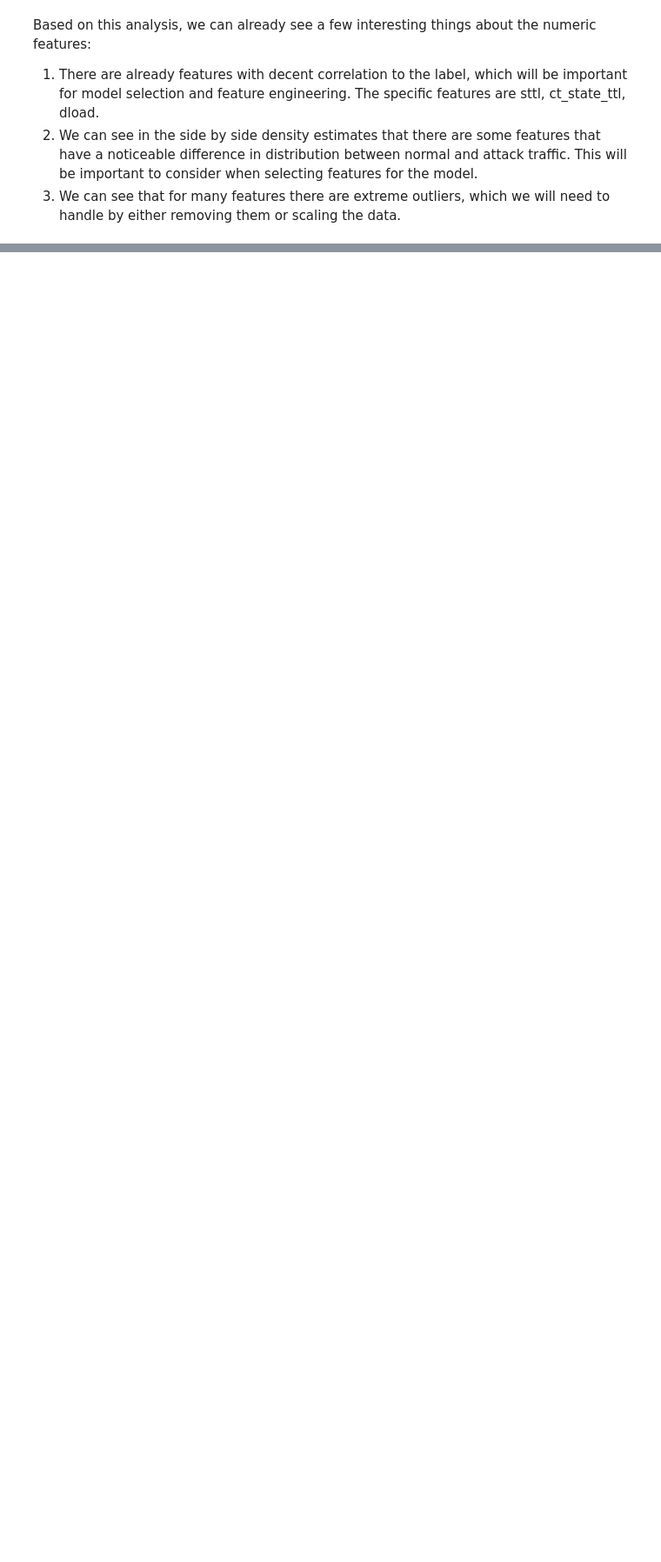
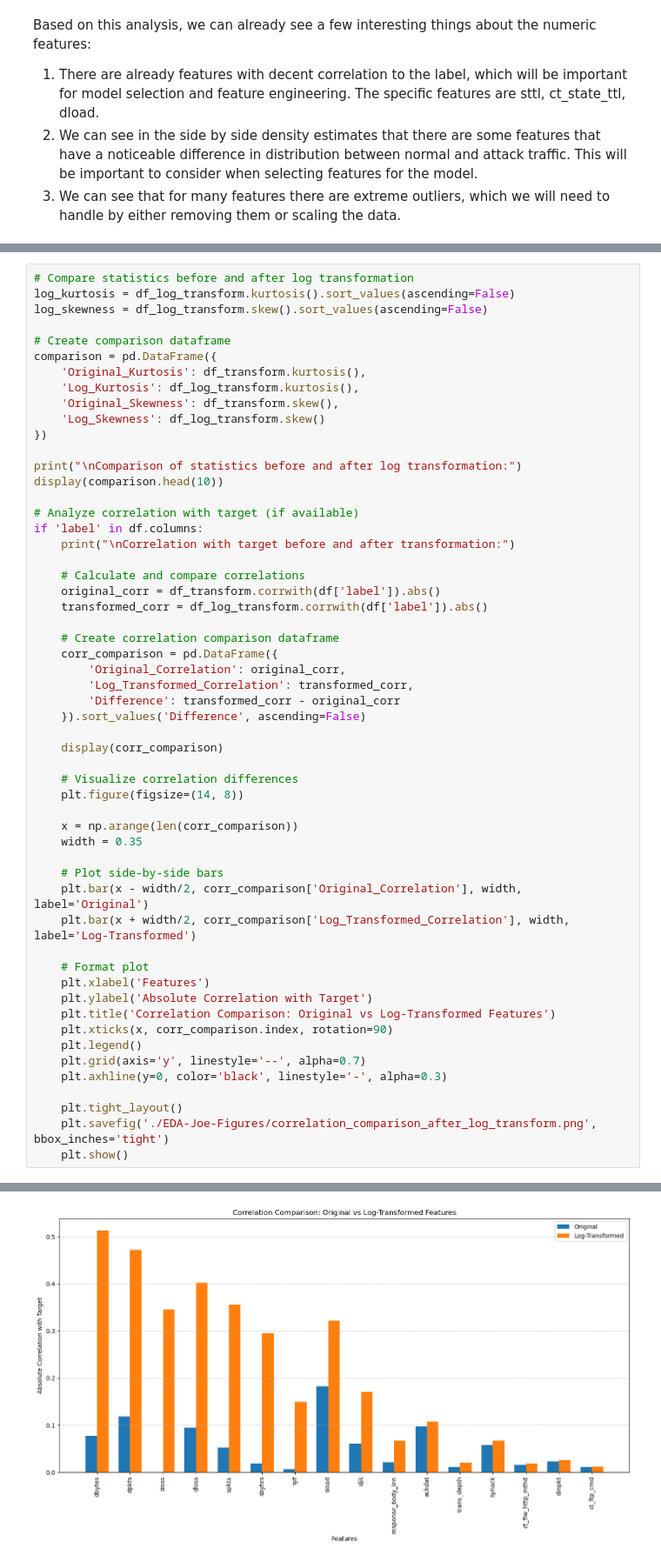
Before and after one commit to joe-broder15/ML-Intrusion-Detection, a Jupyter notebook: notebooks/EDA-Joe.ipynb, the cells around one changed output, grey strips where cells are left out. Shown at 87% size. Drawn from its saved outputs; the diff is of its cells as text; blank space fills up the shorter version.

```diff
--- a/notebooks/EDA-Joe.ipynb
+++ b/notebooks/EDA-Joe.ipynb
@@ -234,0 +433,56 @@ Based on this analysis, we can already see a few interesting things about the nu
+# %%
+# Compare statistics before and after log transformation
+log_kurtosis = df_log_transform.kurtosis().sort_values(ascending=False)
+log_skewness = df_log_transform.skew().sort_values(ascending=False)
+
+# Create comparison dataframe
+comparison = pd.DataFrame({
+    'Original_Kurtosis': df_transform.kurtosis(),
+    'Log_Kurtosis': df_log_transform.kurtosis(),
+    'Original_Skewness': df_transform.skew(),
+    'Log_Skewness': df_log_transform.skew()
+})
+
+print("\nComparison of statistics before and after log transformation:")
+display(comparison.head(10))
+
+# Analyze correlation with target (if available)
+if 'label' in df.columns:
+    print("\nCorrelation with target before and after transformation:")
+
+    # Calculate and compare correlations
+    original_corr = df_transform.corrwith(df['label']).abs()
+    transformed_corr = df_log_transform.corrwith(df['label']).abs()
+
+    # Create correlation comparison dataframe
+    corr_comparison = pd.DataFrame({
+        'Original_Correlation': original_corr,
+        'Log_Transformed_Correlation': transformed_corr,
+        'Difference': transformed_corr - original_corr
+    }).sort_values('Difference', ascending=False)
+
+    display(corr_comparison)
+
+    # Visualize correlation differences
+    plt.figure(figsize=(14, 8))
+
+    x = np.arange(len(corr_comparison))
+    width = 0.35
+
+    # Plot side-by-side bars
+    plt.bar(x - width/2, corr_comparison['Original_Correlation'], width, label='Original')
+    plt.bar(x + width/2, corr_comparison['Log_Transformed_Correlation'], width, label='Log-Transformed')
+
+    # Format plot
+    plt.xlabel('Features')
+    plt.ylabel('Absolute Correlation with Target')
+    plt.title('Correlation Comparison: Original vs Log-Transformed Features')
+    plt.xticks(x, corr_comparison.index, rotation=90)
+    plt.legend()
+    plt.grid(axis='y', linestyle='--', alpha=0.7)
+    plt.axhline(y=0, color='black', linestyle='-', alpha=0.3)
+
+    plt.tight_layout()
+    plt.savefig('./EDA-Joe-Figures/correlation_comparison_after_log_transform.png', bbox_inches='tight')
+    plt.show()
+# %% [output]
@@ -234,0 +519 @@ Based on this analysis, we can already see a few interesting things about the nu
+[figure, added]
```
Also changed, not shown: parts of 17 cells of this notebook, 1 other file.
